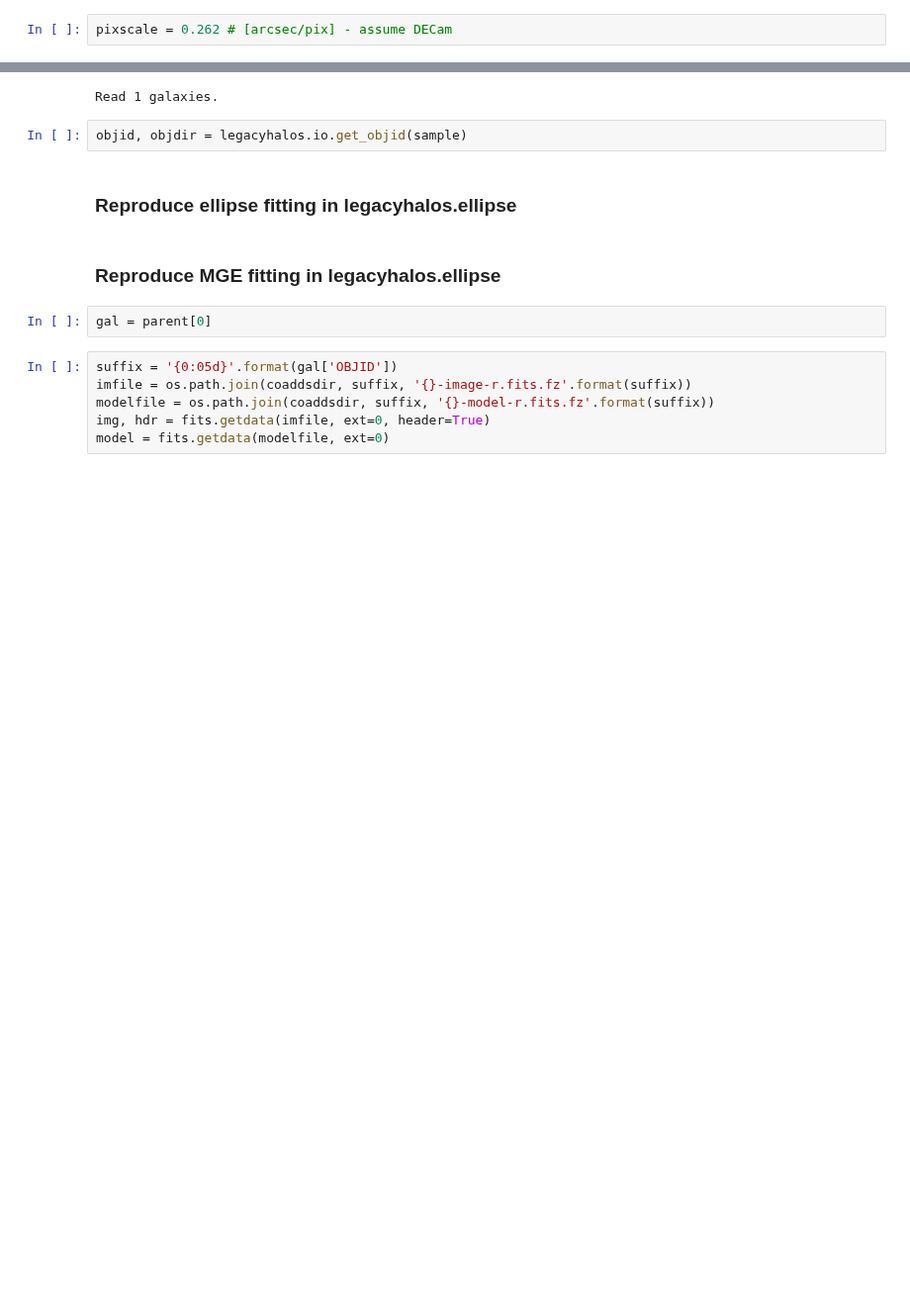
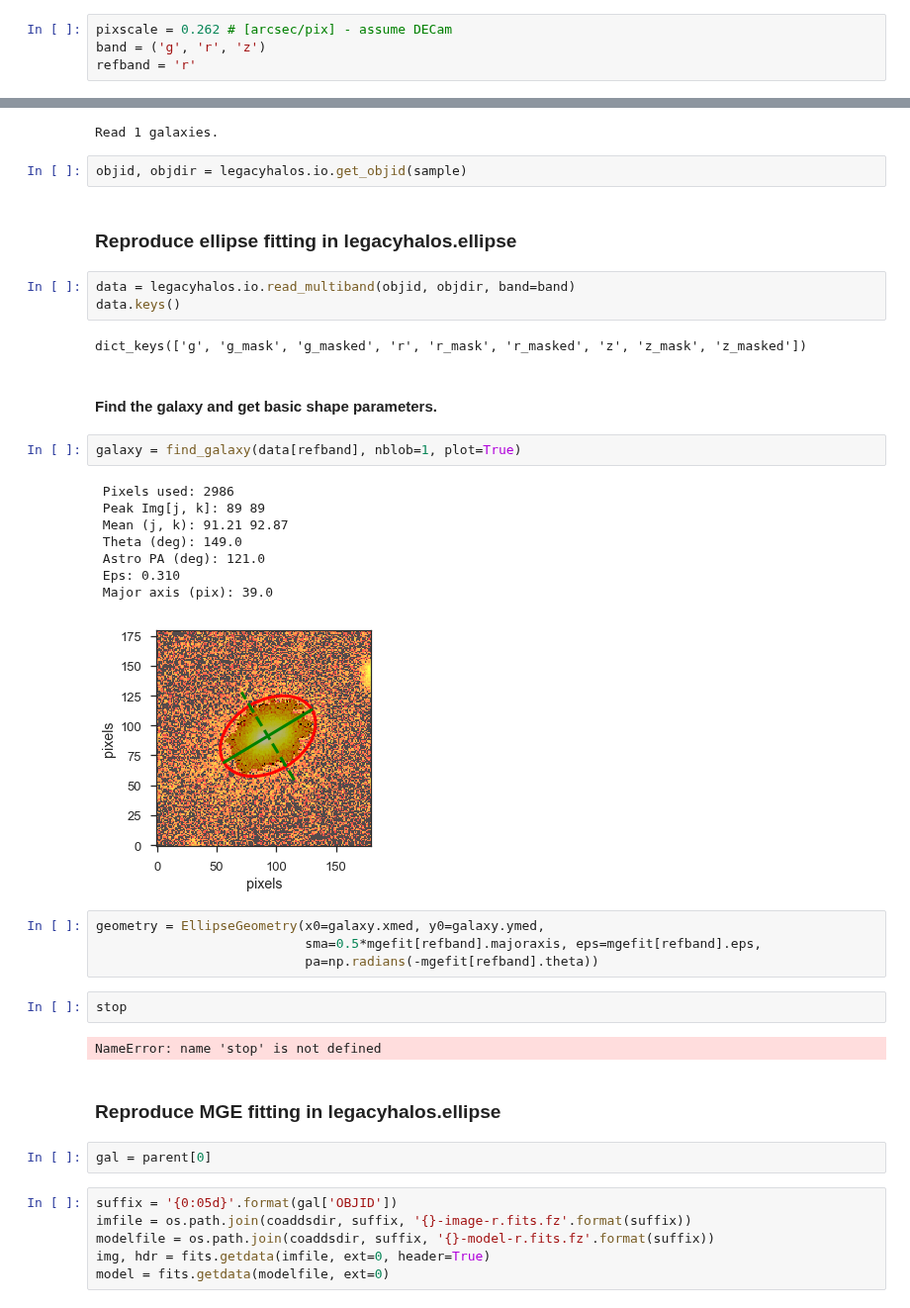
Before and after one commit to moustakas/legacyhalos, a Jupyter notebook: nb/legacyhalos-sbprofiles.ipynb, the cells around one changed output, grey strips where cells are left out. Shown at 99% size. Saved outputs shown, nothing was run; the diff lists cells and outputs as text; blank space fills up the shorter version.

```diff
--- a/nb/legacyhalos-sbprofiles.ipynb
+++ b/nb/legacyhalos-sbprofiles.ipynb
@@ -40,6 +41,8 @@ plt.style.use('seaborn-talk')
 %matplotlib inline
 # %%
 pixscale = 0.262 # [arcsec/pix] - assume DECam
+band = ('g', 'r', 'z')
+refband = 'r'
 # %% [markdown]
 ### Read the sample
 # %%
@@ -64,6 +67,32 @@ Read 1 galaxies.
 objid, objdir = legacyhalos.io.get_objid(sample)
 # %% [markdown]
 ### Reproduce ellipse fitting in legacyhalos.ellipse
+# %%
+data = legacyhalos.io.read_multiband(objid, objdir, band=band)
+data.keys()
+# %% [output]
+dict_keys(['g', 'g_mask', 'g_masked', 'r', 'r_mask', 'r_masked', 'z', 'z_mask', 'z_masked'])
+# %% [markdown]
+#### Find the galaxy and get basic shape parameters.
+# %%
+galaxy = find_galaxy(data[refband], nblob=1, plot=True)
+# %% [output]
+ Pixels used: 2986
+ Peak Img[j, k]: 89 89
+ Mean (j, k): 91.21 92.87
+ Theta (deg): 149.0
+ Astro PA (deg): 121.0
+ Eps: 0.310
+ Major axis (pix): 39.0
+[figure, added]
+# %%
+geometry = EllipseGeometry(x0=galaxy.xmed, y0=galaxy.ymed,
+                           sma=0.5*mgefit[refband].majoraxis, eps=mgefit[refband].eps,
+                           pa=np.radians(-mgefit[refband].theta))
+# %%
+stop
+# %% [output]
+NameError: name 'stop' is not defined
 # %% [markdown]
 ### Reproduce MGE fitting in legacyhalos.ellipse
 # %%
```
Also changed, not shown: parts of 6 cells of this notebook, 4 other files.
